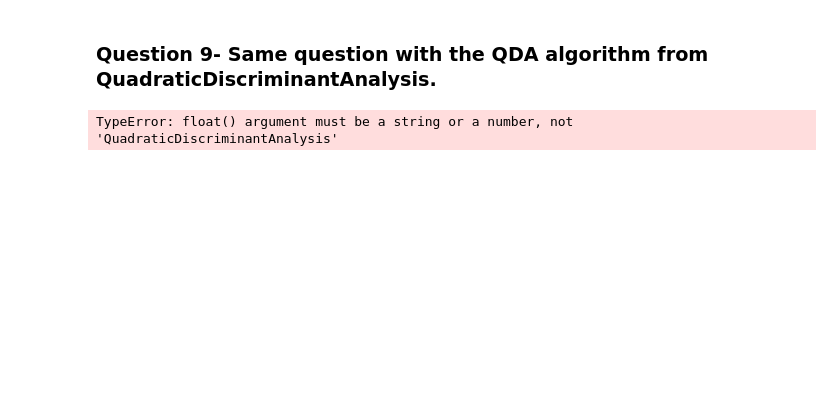
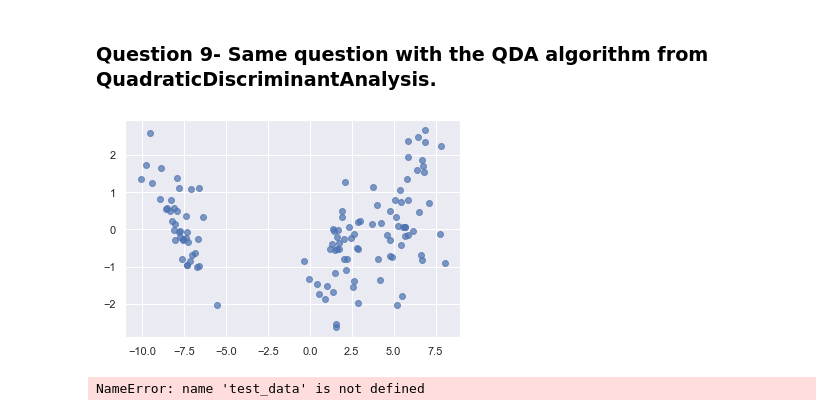
Before and after one commit to sebastienmascha/data-science-ML-python-isep, a Jupyter notebook: Lab3_mascha_sebastien/lab3_ExA-Copy1.ipynb, the cells around one changed output. Drawn from its saved outputs; the diff is of its cells as text; code cells hidden in the pictures; blank space fills up the shorter version.

```diff
--- a/Lab3_mascha_sebastien/lab3_ExA-Copy1.ipynb
+++ b/Lab3_mascha_sebastien/lab3_ExA-Copy1.ipynb
@@ -328,25 +316,26 @@ The Confusion matrix fer training is :
 # %% [markdown]
 ### Question 9- Same question with the QDA algorithm from QuadraticDiscriminantAnalysis.
-# %%
-sc = StandardScaler()
-X_train = sc.fit_transform(X_train)
-X_test = sc.fit_transform(X_test)
-
-# Implement LDA
-qda = QDA()
-X_train = qda.fit(X_train, y_train)
-X_test = qda.fit(X_test, y_test)
-
-
-# Train Logistic Regression with LDA
-classifier = LogisticRegression(solver='lbfgs', multi_class='auto')
-classifier.fit(X_train, y_train)
-
-# Predict Results of Regression with LDA
-y_pred = classifier.predict(X_test)
-
-# Confusion Matrix 3X3
-cm = confusion_matrix(y_test, y_pred)
-cm
-# %% [output]
-TypeError: float() argument must be a string or a number, not 'QuadraticDiscriminantAnalysis'
+# %%
+from sklearn.discriminant_analysis import LinearDiscriminantAnalysis
+lda = LinearDiscriminantAnalysis();
+# On entraine l'algorithme de LDA
+X_lda = lda.fit_transform(X_train, y_train);
+
+# On affiche les données d'entrainement (les 80%) sur les deux axes
+plt.scatter(
+    X_lda[:,0],
+    X_lda[:,1],
+    alpha=0.7,
+    edgecolors='b'
+)
+plt.show();
+
+# On prédit les résultats avec les 20% de tests
+predic = lda.predict(test_data)
+
+# On affiche la matrice de confusion
+from sklearn.metrics import confusion_matrix
+print("Matrice de confusion : \n", confusion_matrix(y_train,predic));
+# %% [output]
+[figure, added]
+NameError: name 'test_data' is not defined
```
Also changed, not shown: parts of 4 cells of this notebook, 4 other files.
